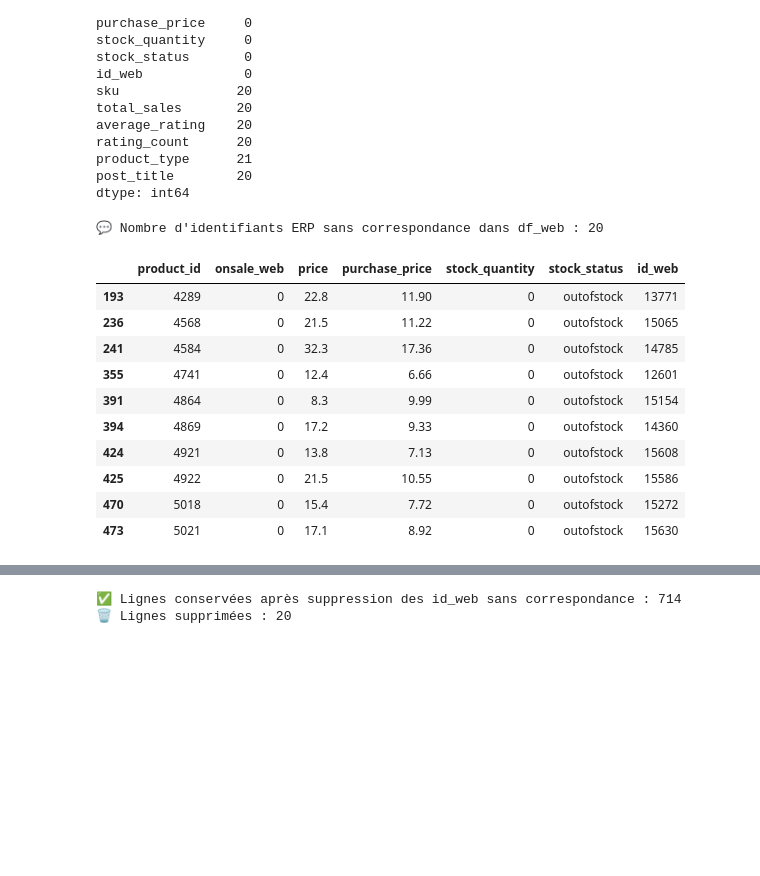
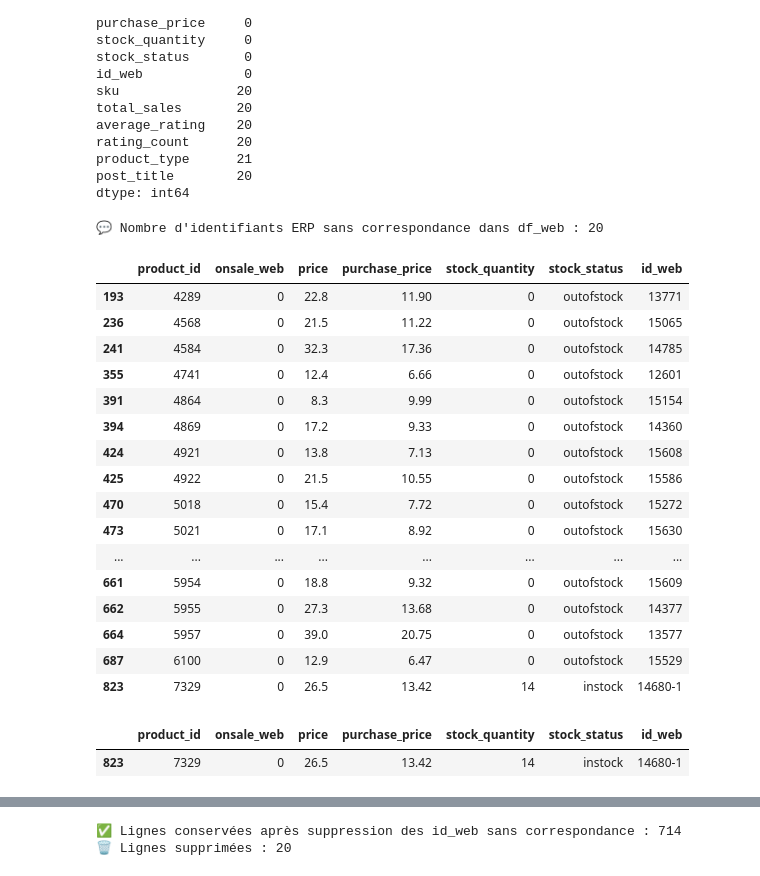
Before and after one commit to Stephane-OC/bottleneck, a Jupyter notebook: analyse_bottleneck.ipynb, the cells around one changed output, grey strips where cells are left out. Saved outputs shown, nothing was run; the diff lists cells and outputs as text; code cells hidden in the pictures; blank space fills up the shorter version.

```diff
--- a/analyse_bottleneck.ipynb
+++ b/analyse_bottleneck.ipynb
@@ -946,6 +959,7 @@ colonnes_a_conserver = [
     "sku",
     "post_title",
     "post_content",
+    "purchase_price",
     "price",
     "total_sales",
     "average_rating",
@@ -1534,18 +1553,28 @@ dtype: int64
 # %%
 # Vérifier quels id_web du ERP ne sont pas présents dans le site web
 ids_non_trouves = df_merged[~df_merged["id_web"].isin(df_web["sku"])]
 print(f"💬 Nombre d'identifiants ERP sans correspondance dans df_web : {len(ids_non_trouves)}")
-display(ids_non_trouves.head(10))
+display(ids_non_trouves.head(20))
+
+display(df_merged[df_merged["product_id"] == 7329])
 # %% [output]
 💬 Nombre d'identifiants ERP sans correspondance dans df_web : 20
 |  | product_id | onsale_web | price | purchase_price | stock_quantity | stock_status | id_web |
 | 193 | 4289 | 0 | 22.8 | 11.90 | 0 | outofstock | 13771 |
 | 236 | 4568 | 0 | 21.5 | 11.22 | 0 | outofstock | 15065 |
 | 241 | 4584 | 0 | 32.3 | 17.36 | 0 | outofstock | 14785 |
 | 355 | 4741 | 0 | 12.4 | 6.66 | 0 | outofstock | 12601 |
 | 391 | 4864 | 0 | 8.3 | 9.99 | 0 | outofstock | 15154 |
 | 394 | 4869 | 0 | 17.2 | 9.33 | 0 | outofstock | 14360 |
 | 424 | 4921 | 0 | 13.8 | 7.13 | 0 | outofstock | 15608 |
 | 425 | 4922 | 0 | 21.5 | 10.55 | 0 | outofstock | 15586 |
 | 470 | 5018 | 0 | 15.4 | 7.72 | 0 | outofstock | 15272 |
 | 473 | 5021 | 0 | 17.1 | 8.92 | 0 | outofstock | 15630 |
+| ... | ... | ... | ... | ... | ... | ... | ... |
+| 661 | 5954 | 0 | 18.8 | 9.32 | 0 | outofstock | 15609 |
+| 662 | 5955 | 0 | 27.3 | 13.68 | 0 | outofstock | 14377 |
+| 664 | 5957 | 0 | 39.0 | 20.75 | 0 | outofstock | 13577 |
+| 687 | 6100 | 0 | 12.9 | 6.47 | 0 | outofstock | 15529 |
+| 823 | 7329 | 0 | 26.5 | 13.42 | 14 | instock | 14680-1 |
+|  | product_id | onsale_web | price | purchase_price | stock_quantity | stock_status | id_web |
+| 823 | 7329 | 0 | 26.5 | 13.42 | 14 | instock | 14680-1 |
```
Also changed, not shown: parts of 16 cells of this notebook, 3 other files.
